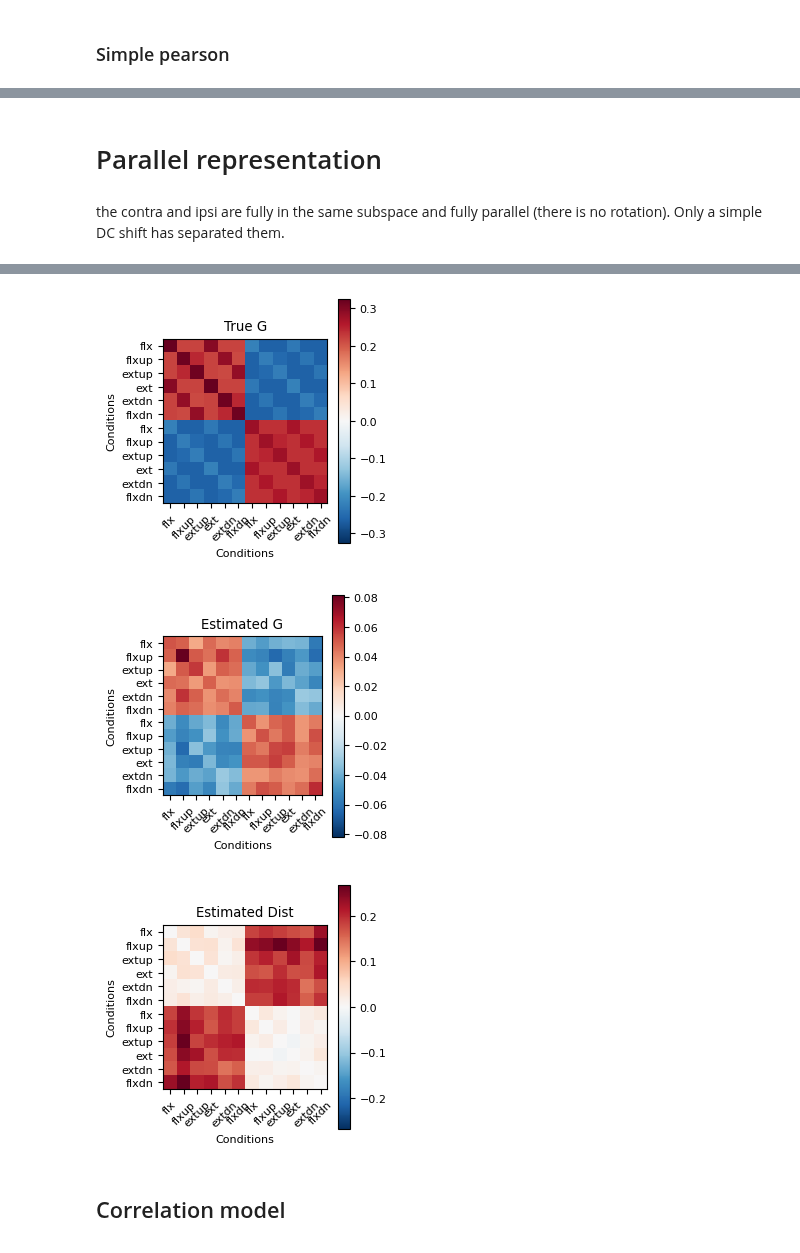
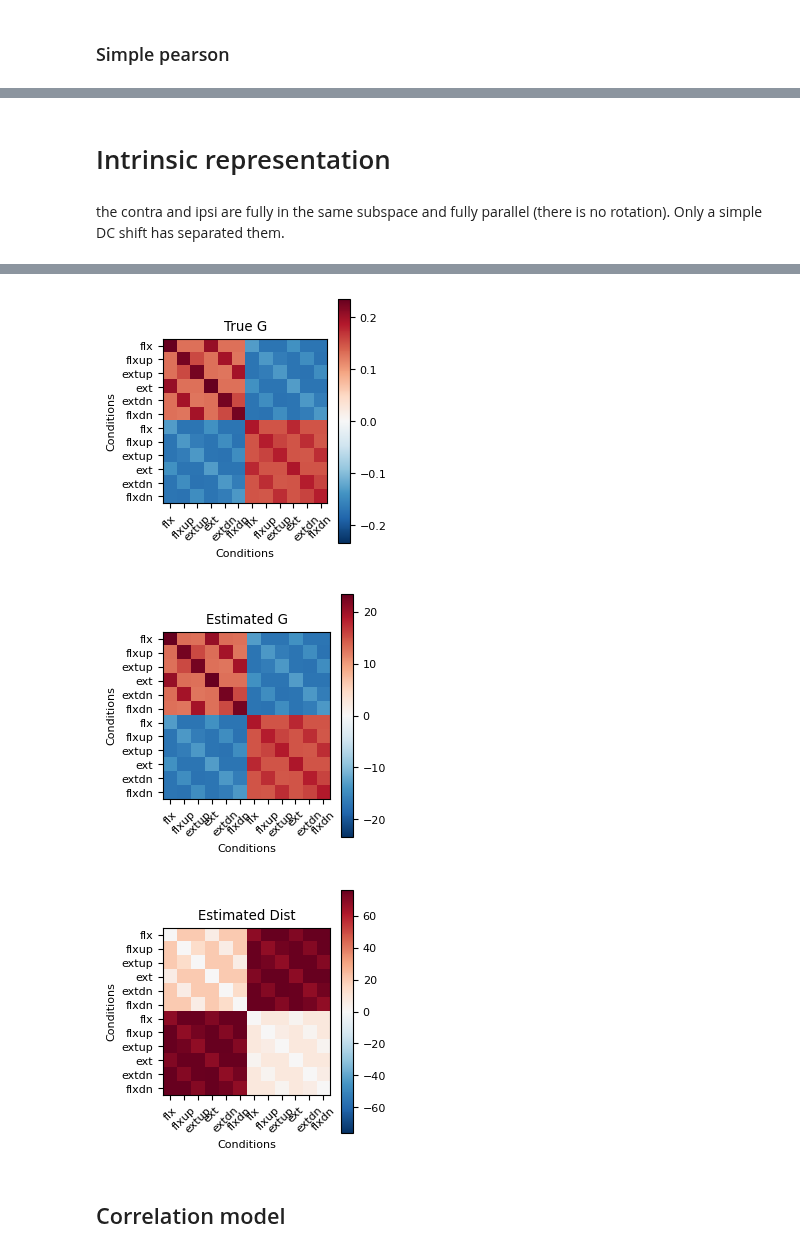
Before and after one commit to alighavam/bimanual_wrist, a Jupyter notebook: notebooks_mri/simulation.ipynb, the cells around one changed output, grey strips where cells are left out. Drawn from its saved outputs; the diff is of its cells as text; code cells hidden in the pictures.

```diff
--- a/notebooks_mri/simulation.ipynb
+++ b/notebooks_mri/simulation.ipynb
@@ -64,7 +64,8 @@ the contra and ipsi activity patterns are orthogonal to each other.
 # %%
 region = 'M1'
 labels = ['flx', 'flxup', 'extup', 'ext', 'extdn', 'flxdn', 'flx', 'flxup', 'extup', 'ext', 'extdn', 'flxdn']
-signal = 0.2
+signal = 100
+n_sim = 1000
 rng = np.random.default_rng(seed=2)
 
 # load the within hand structure model:
@@ -114,7 +115,8 @@ D = pcm.sim.make_dataset(model=M,
     theta=theta_true,
     cond_vec=cond_vec,
     part_vec=part_vec,
-    n_sim=12,
+    n_sim=n_sim,
+    n_channel=300,
     signal=signal,
     rng=rng)
 
@@ -351,12 +361,14 @@ T-test > 0: t(11) = 1.206, p = 0.127
 # %% [markdown]
-# Parallel representation
+# Intrinsic representation
 # %% [markdown]
 the contra and ipsi are fully in the same subspace and fully parallel (there is no rotation). Only a simple DC shift has separated them.
 # %%
 region = 'M1'
 labels = ['flx', 'flxup', 'extup', 'ext', 'extdn', 'flxdn', 'flx', 'flxup', 'extup', 'ext', 'extdn', 'flxdn']
-signal = 0.2
-rng = np.random.default_rng(seed=2)
+signal = 100
+ncond = 12
+nsim = 1000
+rng = np.random.default_rng(seed=3)
 C = pcm.matrix.centering(12)
 
 # load the within hand structure model:
@@ -400,7 +412,7 @@ plt.colorbar()
 plt.xlabel('Features')
 plt.ylabel('Conditions')
 
-theta_true = np.array([1, 0.5, 0.4, 0.4])
+theta_true = np.array([0.8, 0.5, 0.4, 0.4])
 G_true, _ = M.predict(theta_true)
 
 # visualize the true G:
@@ -423,7 +435,8 @@ D = pcm.sim.make_dataset(model=M,
     theta=theta_true,
     cond_vec=cond_vec,
     part_vec=part_vec,
-    n_sim=12,
+    n_sim=nsim,
+    n_channel = 300,
     signal=signal,
     rng=rng)
 
@@ -442,36 +455,36 @@ for i in range(N):
 G_mean = np.mean(G_hat, axis=0)
 plt.figure(figsize=(3,3))
 vmin = -np.max(np.abs(G_mean))
 vmax = np.max(np.abs(G_mean))
 plt.imshow(G_mean, cmap='RdBu_r', vmin=vmin, vmax=vmax)
 plt.colorbar()
 plt.title('Estimated G')
 plt.xlabel('Conditions')
 plt.ylabel('Conditions')
 plt.xticks(ticks=np.arange(ncond), labels=labels, rotation=45)
 plt.yticks(ticks=np.arange(ncond), labels=labels)
 plt.tight_layout()
 plt.show()
 
 # visualize estimated Dist:
 D_mean = np.mean(Dist, axis=0)
 plt.figure(figsize=(3,3))
 vmin = -np.max(np.abs(D_mean))
 vmax = np.max(np.abs(D_mean))
 plt.imshow(D_mean, cmap='RdBu_r', vmin=vmin, vmax=vmax)
 plt.colorbar()
 plt.title('Estimated Dist')
 plt.xlabel('Conditions')
 plt.ylabel('Conditions')
 plt.xticks(ticks=np.arange(ncond), labels=labels, rotation=45)
 plt.yticks(ticks=np.arange(ncond), labels=labels)
 plt.tight_layout()
 plt.show()
 # %% [output]
 [figure]
-[figure, old version]
+[figure, new version]
-[figure, old version]
+[figure, new version]
-[figure, old version]
+[figure, new version]
 # %% [markdown]
 ## Correlation model
 # %% [markdown]
```
Also changed, not shown: parts of 3 cells of this notebook, 2 other files.
